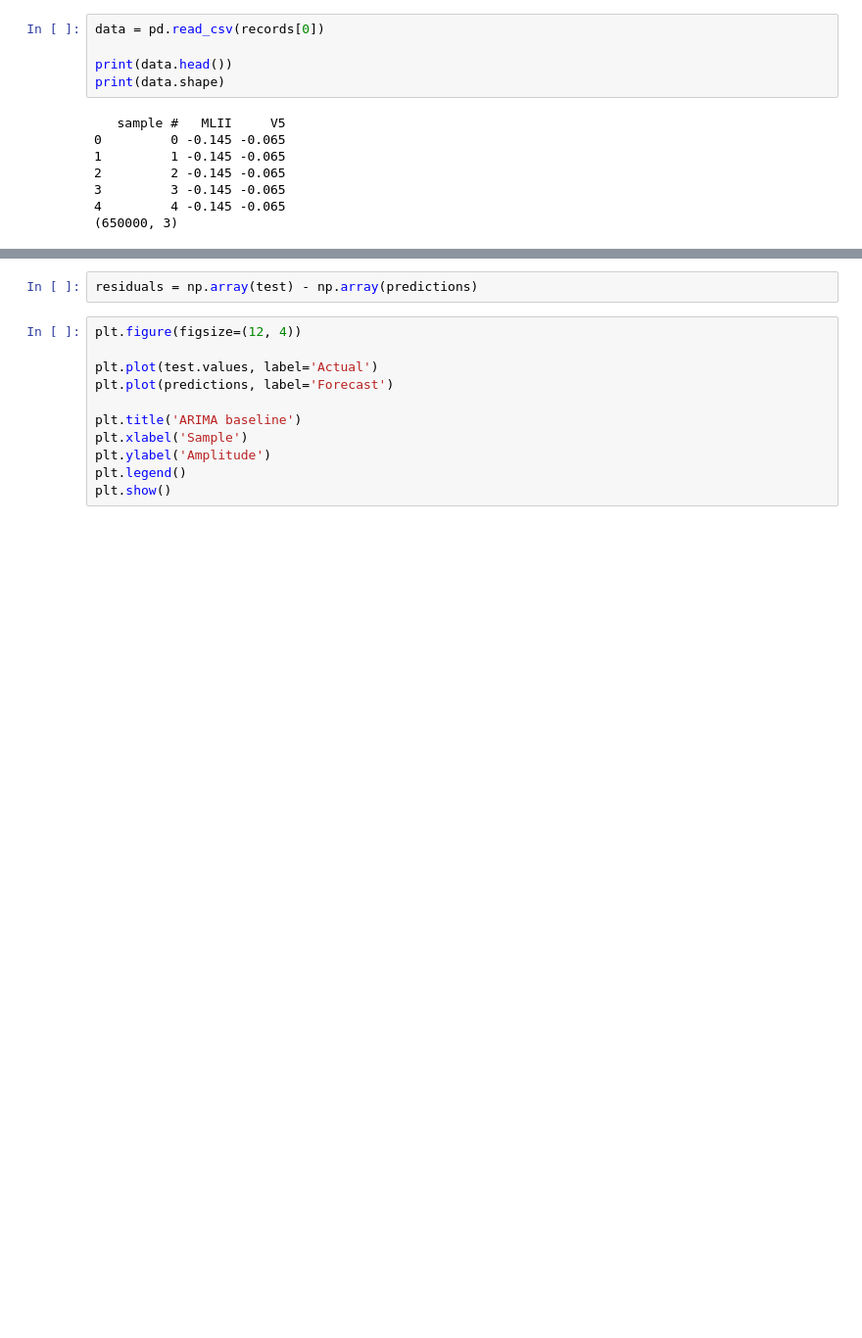
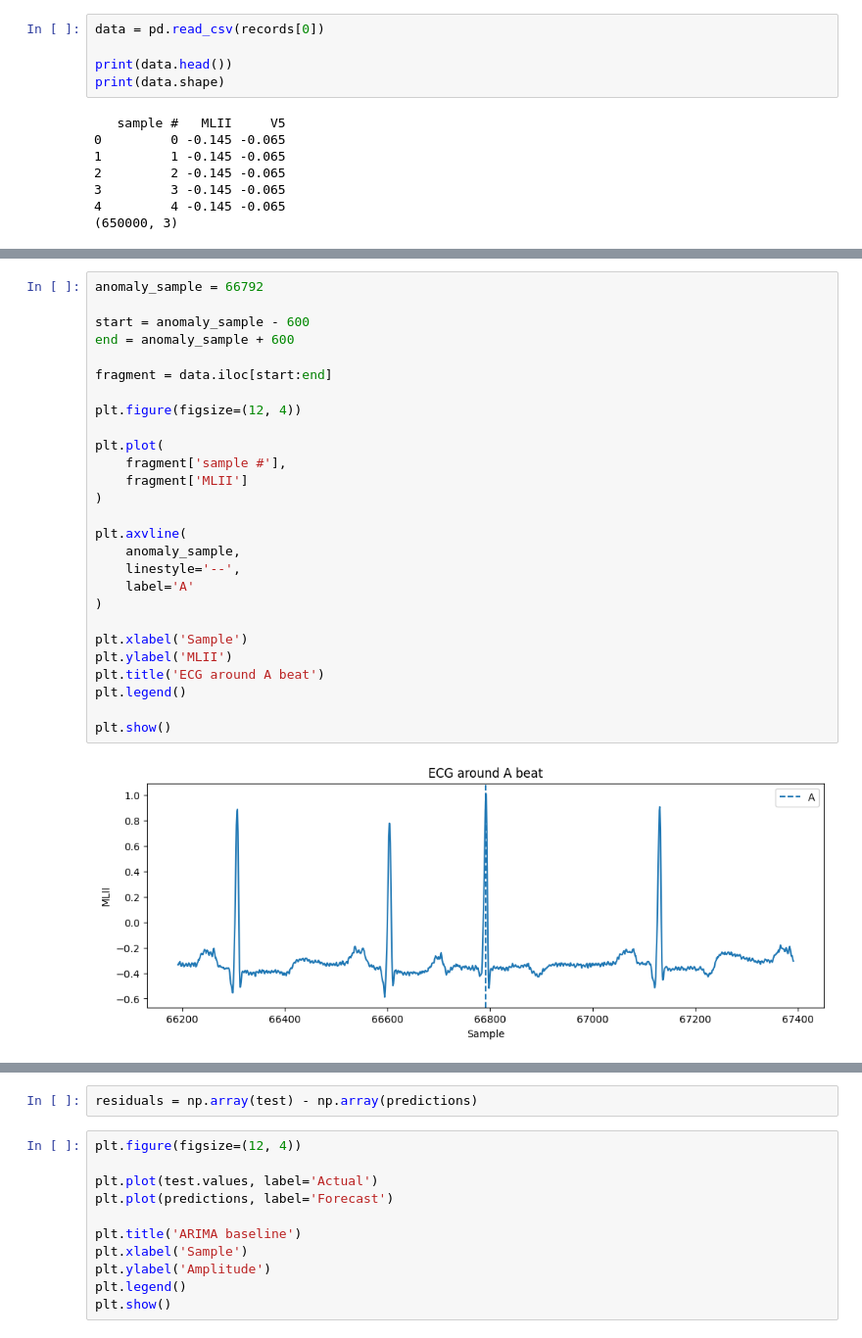
Before and after one commit to spoiler48/ecg-anomalies, a Jupyter notebook: notebooks/arima.ipynb, the cells around one changed output, grey strips where cells are left out. Shown at 98% size. Drawn from its saved outputs; the diff is of its cells as text; blank space fills up the shorter version.

```diff
--- a/notebooks/arima.ipynb
+++ b/notebooks/arima.ipynb
@@ -47,0 +94,29 @@ print(data.shape)
+# %%
+anomaly_sample = 66792
+
+start = anomaly_sample - 600
+end = anomaly_sample + 600
+
+fragment = data.iloc[start:end]
+
+plt.figure(figsize=(12, 4))
+
+plt.plot(
+    fragment['sample #'],
+    fragment['MLII']
+)
+
+plt.axvline(
+    anomaly_sample,
+    linestyle='--',
+    label='A'
+)
+
+plt.xlabel('Sample')
+plt.ylabel('MLII')
+plt.title('ECG around A beat')
+plt.legend()
+
+plt.show()
+# %% [output]
+[figure, added]
```
Also changed, not shown: parts of 26 cells of this notebook, 1 other file.
